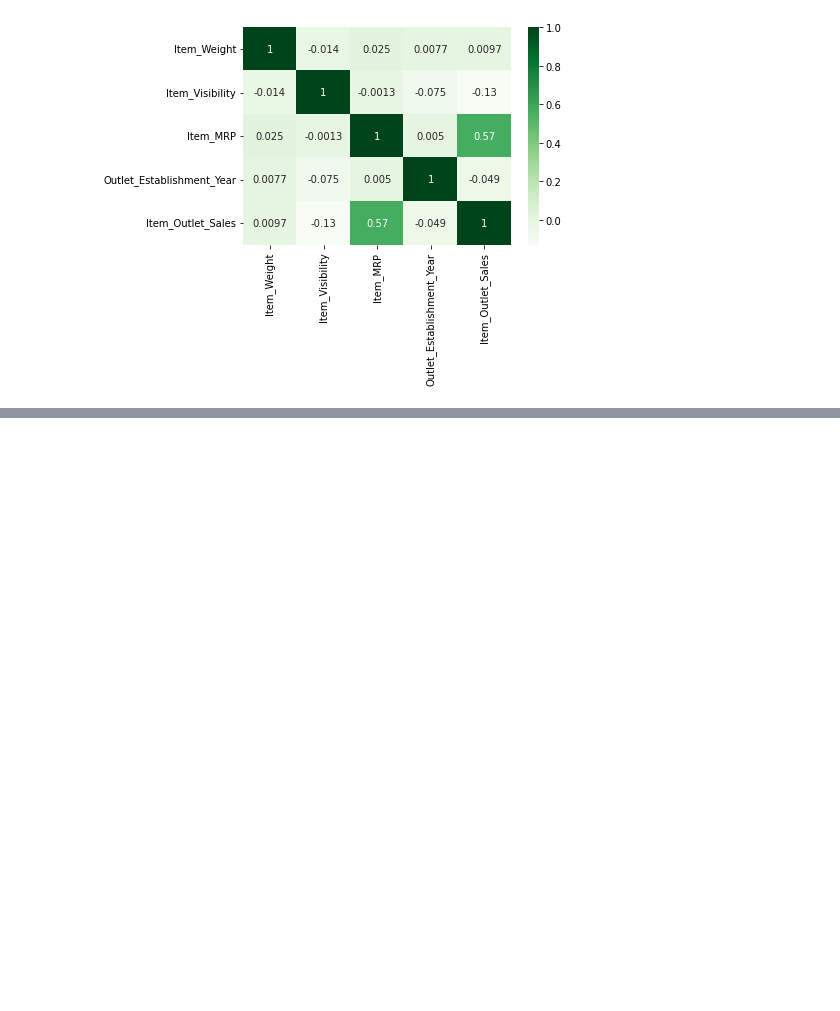
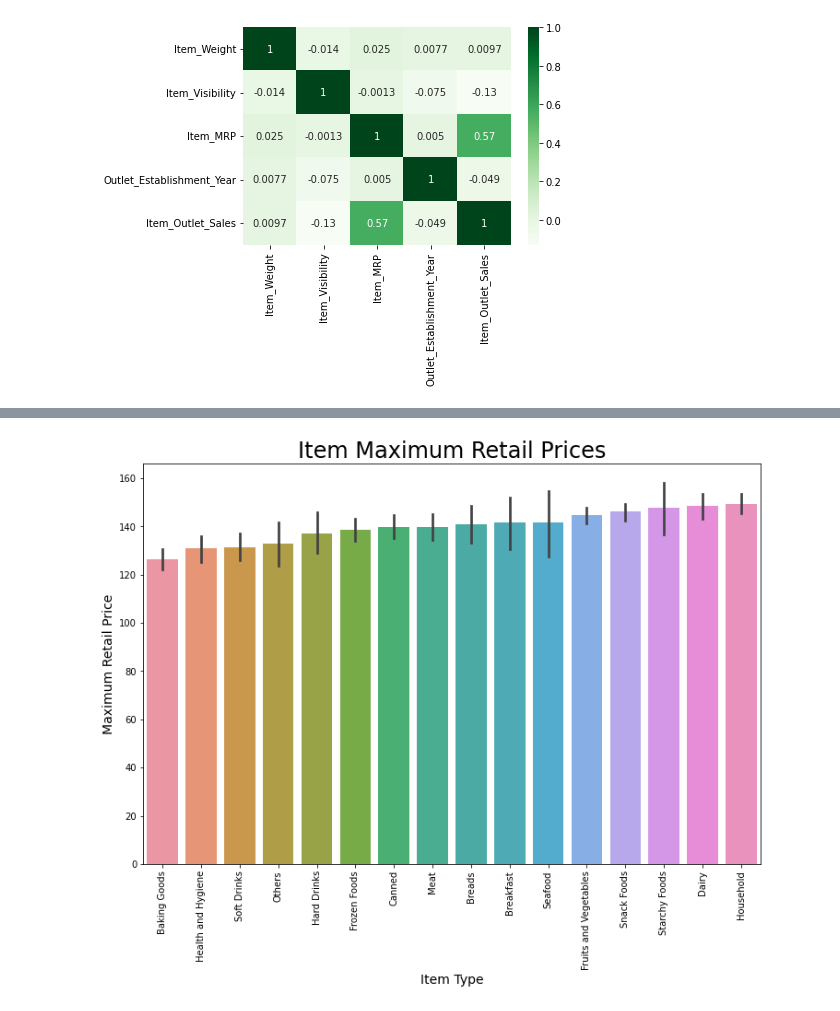
Before and after one commit to Bschreff/food-sales--prediction, a Jupyter notebook: GitHub_Rep_.ipynb, the cells around one changed output, grey strips where cells are left out. Drawn from its saved outputs; the diff is of its cells as text; code cells hidden in the pictures; blank space fills up the shorter version.

```diff
--- a/GitHub_Rep_.ipynb
+++ b/GitHub_Rep_.ipynb
@@ -222,0 +232,3 @@ sns.heatmap(corr, cmap = 'Greens', annot = True)
+# %%
+item_mrp = sales_predictions.groupby(['Item_Type'])['Item_MRP'].mean().reset_index().sort_values('Item_MRP')
+item_mrp
@@ -222,0 +274,9 @@ sns.heatmap(corr, cmap = 'Greens', annot = True)
+# %%
+plt.figure(figsize=(12,8))
+sns.barplot(x='Item_Type', y="Item_MRP", data=sales_predictions,  order=item_mrp['Item_Type'])
+plt.xticks(rotation=90)
+plt.ylabel('Maximum Retail Price', fontsize=14)
+plt.xlabel('Item Type', fontsize=14);
+plt.title('Item Maximum Retail Prices',fontsize=24);
+# %% [output]
+[figure, added]
```
Also changed, not shown: parts of 7 cells of this notebook.
